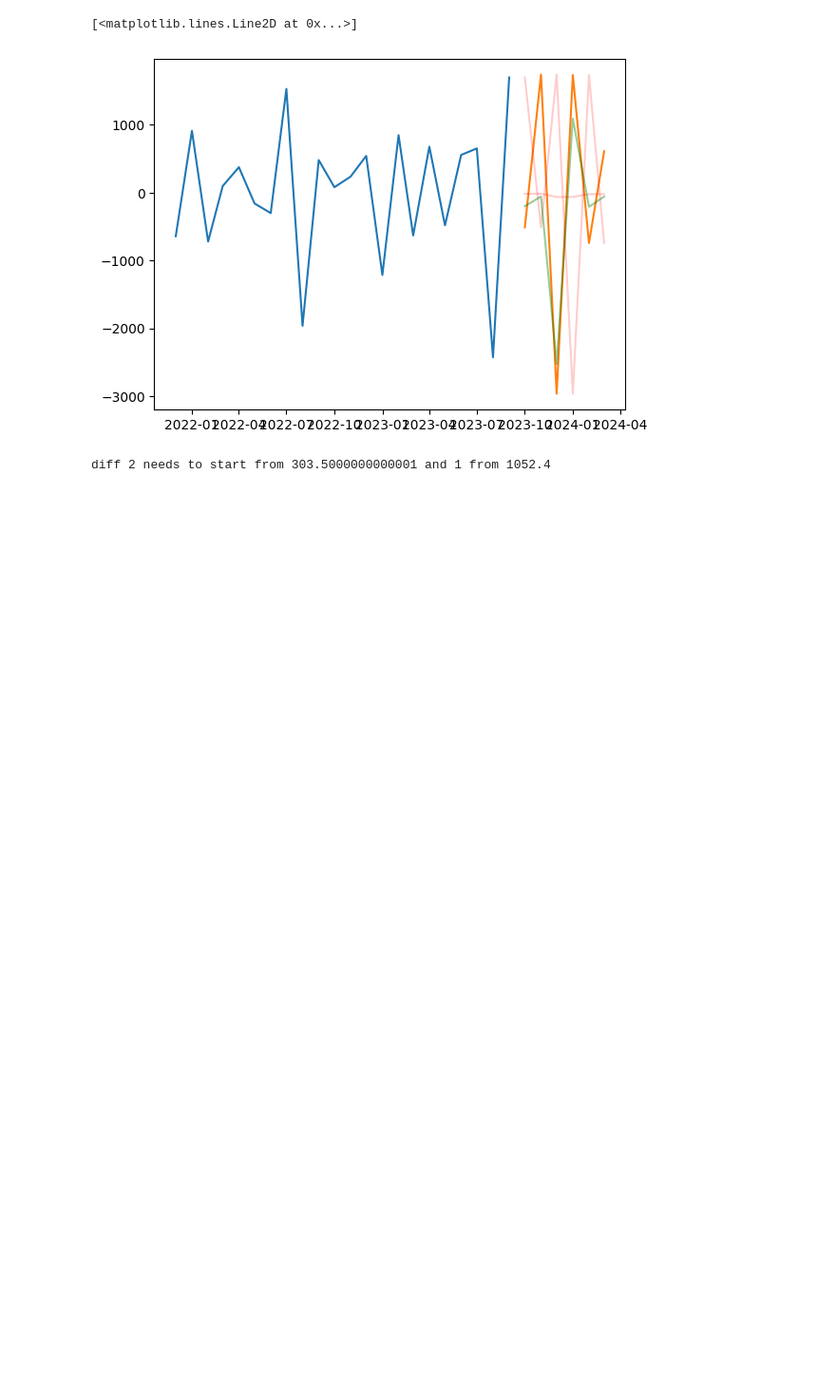
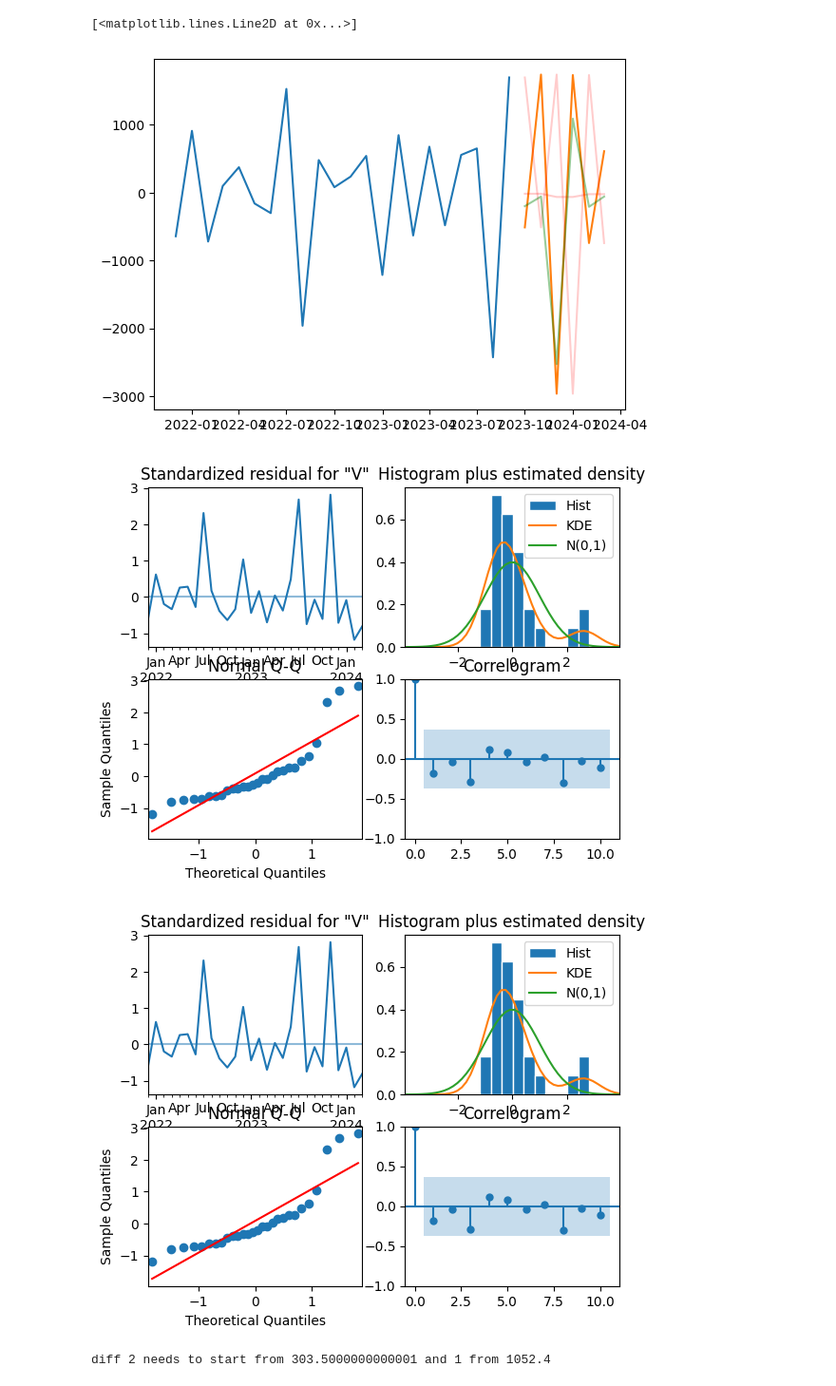
Before and after one commit to Mkranj/ts_forc_python, a Jupyter notebook: CH06/my_expenses_ch6.ipynb, the cells around one changed output. Shown at 95% size. Saved outputs shown, nothing was run; the diff lists cells and outputs as text; code cells hidden in the pictures; blank space fills up the shorter version.

Commit message:
slike reziduala za 2diff model

```diff
--- a/CH06/my_expenses_ch6.ipynb
+++ b/CH06/my_expenses_ch6.ipynb
@@ -223,6 +223,12 @@ ax.plot(testing.MA, "g-", alpha = 0.4)
 # %% [output]
 [<matplotlib.lines.Line2D at 0x...>]
 [figure]
+# %%
+model = SARIMAX(df, order = (0, 0, 2)).fit()
+model.plot_diagnostics()
+# %% [output]
+[figure, added]
+[figure, added]
 # %%
 # STUCK
 
```
Also changed, not shown: parts of 1 cell of this notebook.
